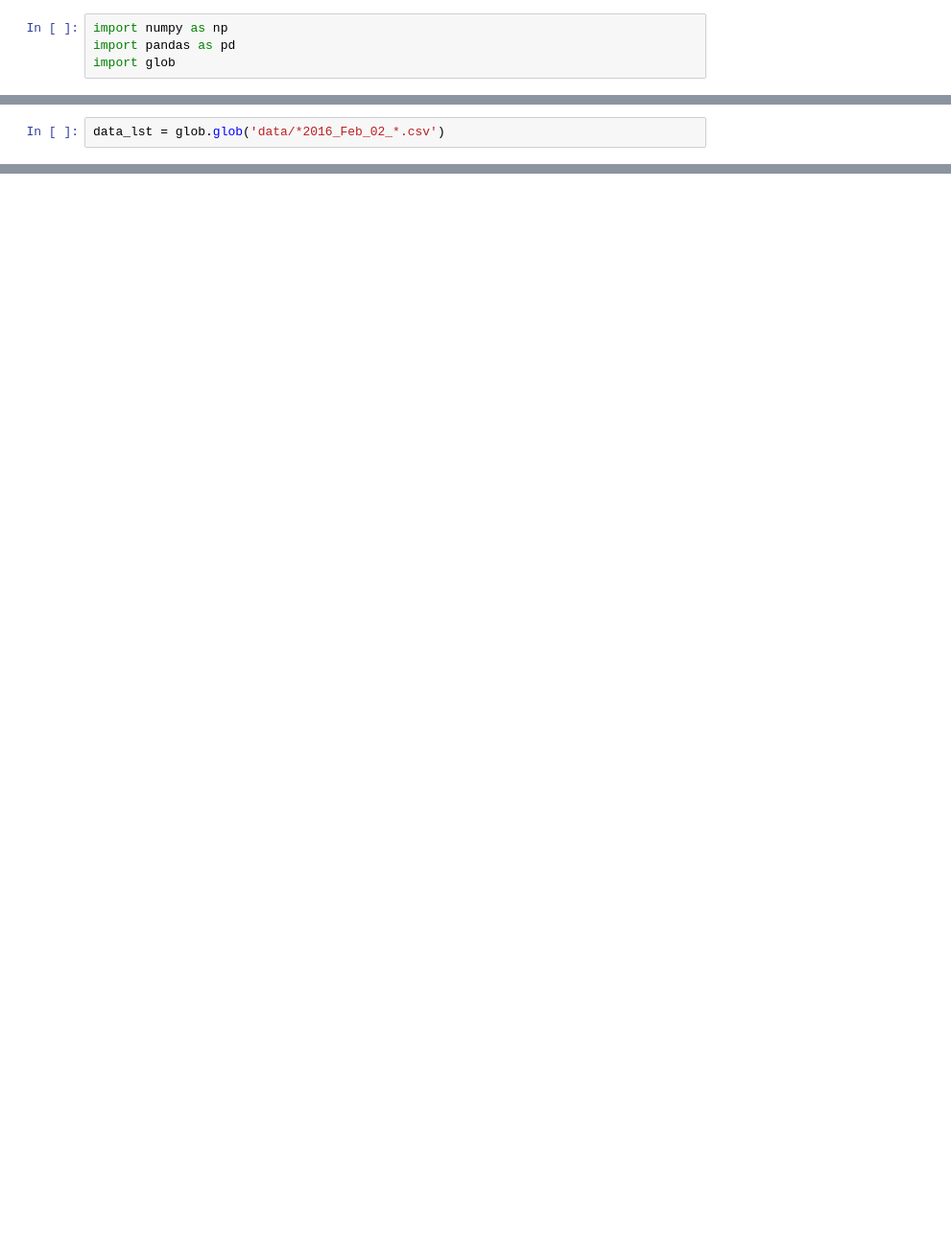
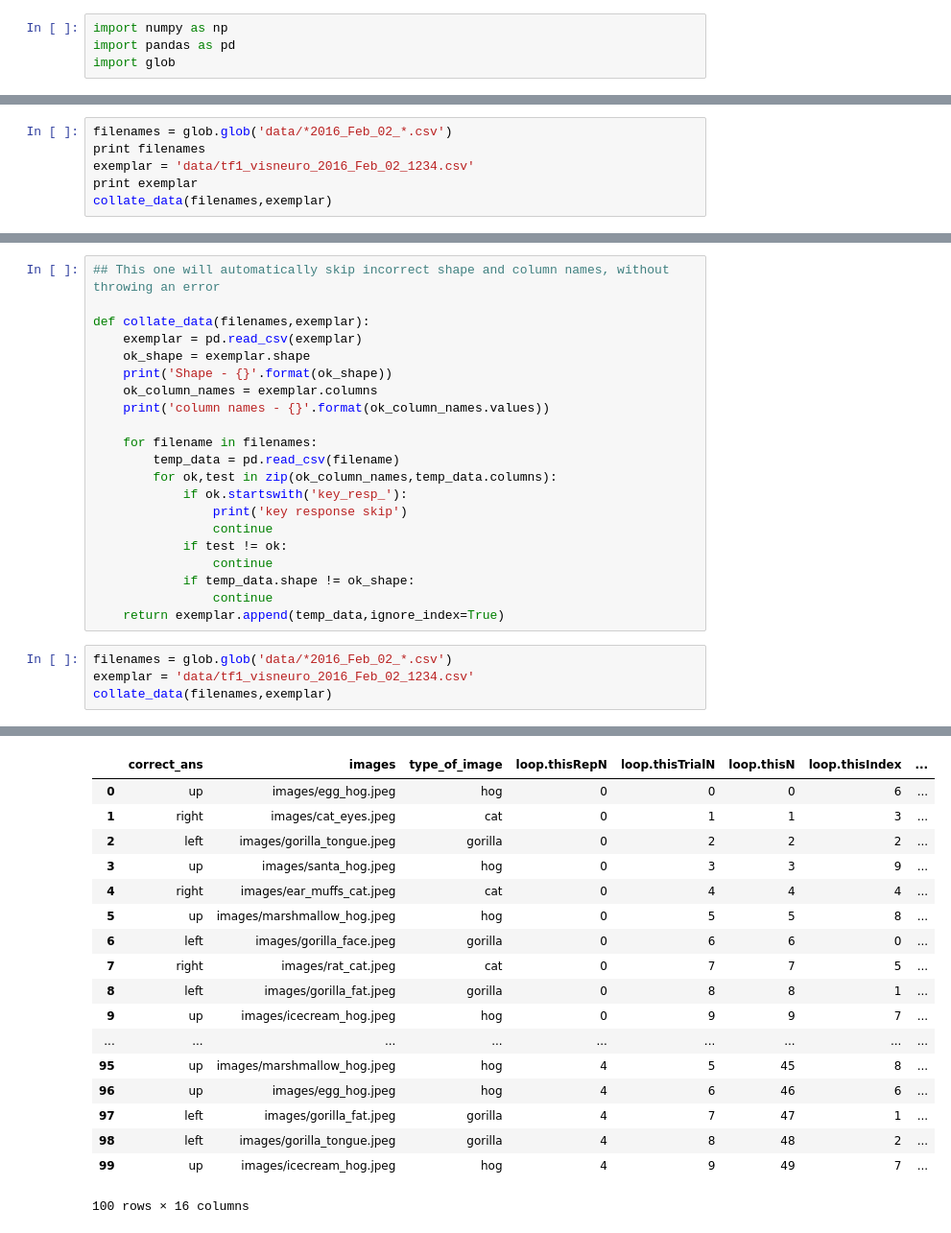
Before and after one commit to tcford/psychopy_lesson, a Jupyter notebook: loading_data.ipynb, the cells around one changed output, grey strips where cells are left out. Shown: that part at 96% size. Drawn from its saved outputs; the diff is of its cells as text; blank space fills up the shorter version.

Commit message:
load data scipt edit

```diff
--- a/loading_data.ipynb
+++ b/loading_data.ipynb
@@ -8,0 +23,6 @@ u'/Users/talithaford/Dropbox/Conference-Workshop/ResBaz/2016/psychopy_lesson'
+# %%
+filenames = glob.glob('data/*2016_Feb_02_*.csv')
+print filenames
+exemplar = 'data/tf1_visneuro_2016_Feb_02_1234.csv'
+print exemplar
+collate_data(filenames,exemplar)
@@ -9,2 +41,26 @@ u'/Users/talithaford/Dropbox/Conference-Workshop/ResBaz/2016/psychopy_lesson'
+# %%
+## This one will automatically skip incorrect shape and column names, without throwing an error
+
+def collate_data(filenames,exemplar):
+    exemplar = pd.read_csv(exemplar)
+    ok_shape = exemplar.shape
+    print('Shape - {}'.format(ok_shape))
+    ok_column_names = exemplar.columns
+    print('column names - {}'.format(ok_column_names.values))
+
+    for filename in filenames:
+        temp_data = pd.read_csv(filename)
+        for ok,test in zip(ok_column_names,temp_data.columns):
+            if ok.startswith('key_resp_'):
+                print('key response skip')
+                continue
+            if test != ok:
+                continue
+            if temp_data.shape != ok_shape:
+                continue
+    return exemplar.append(temp_data,ignore_index=True)
 # %%
-data_lst = glob.glob('data/*2016_Feb_02_*.csv')
+filenames = glob.glob('data/*2016_Feb_02_*.csv')
+exemplar = 'data/tf1_visneuro_2016_Feb_02_1234.csv'
+collate_data(filenames,exemplar)
+# %% [output]
@@ -10,0 +83,18 @@ data_lst = glob.glob('data/*2016_Feb_02_*.csv')
+|  | correct_ans | images | type_of_image | loop.thisRepN | loop.thisTrialN | loop.thisN | loop.thisIndex | ... |
+| 0 | up | images/egg_hog.jpeg | hog | 0 | 0 | 0 | 6 | ... |
+| 1 | right | images/cat_eyes.jpeg | cat | 0 | 1 | 1 | 3 | ... |
+| 2 | left | images/gorilla_tongue.jpeg | gorilla | 0 | 2 | 2 | 2 | ... |
+| 3 | up | images/santa_hog.jpeg | hog | 0 | 3 | 3 | 9 | ... |
+| 4 | right | images/ear_muffs_cat.jpeg | cat | 0 | 4 | 4 | 4 | ... |
+| 5 | up | images/marshmallow_hog.jpeg | hog | 0 | 5 | 5 | 8 | ... |
+| 6 | left | images/gorilla_face.jpeg | gorilla | 0 | 6 | 6 | 0 | ... |
+| 7 | right | images/rat_cat.jpeg | cat | 0 | 7 | 7 | 5 | ... |
+| 8 | left | images/gorilla_fat.jpeg | gorilla | 0 | 8 | 8 | 1 | ... |
+| 9 | up | images/icecream_hog.jpeg | hog | 0 | 9 | 9 | 7 | ... |
+| ... | ... | ... | ... | ... | ... | ... | ... | ... |
+| 95 | up | images/marshmallow_hog.jpeg | hog | 4 | 5 | 45 | 8 | ... |
+| 96 | up | images/egg_hog.jpeg | hog | 4 | 6 | 46 | 6 | ... |
+| 97 | left | images/gorilla_fat.jpeg | gorilla | 4 | 7 | 47 | 1 | ... |
+| 98 | left | images/gorilla_tongue.jpeg | gorilla | 4 | 8 | 48 | 2 | ... |
+| 99 | up | images/icecream_hog.jpeg | hog | 4 | 9 | 49 | 7 | ... |
+100 rows × 16 columns
```
Also changed, not shown: parts of 9 cells of this notebook.
